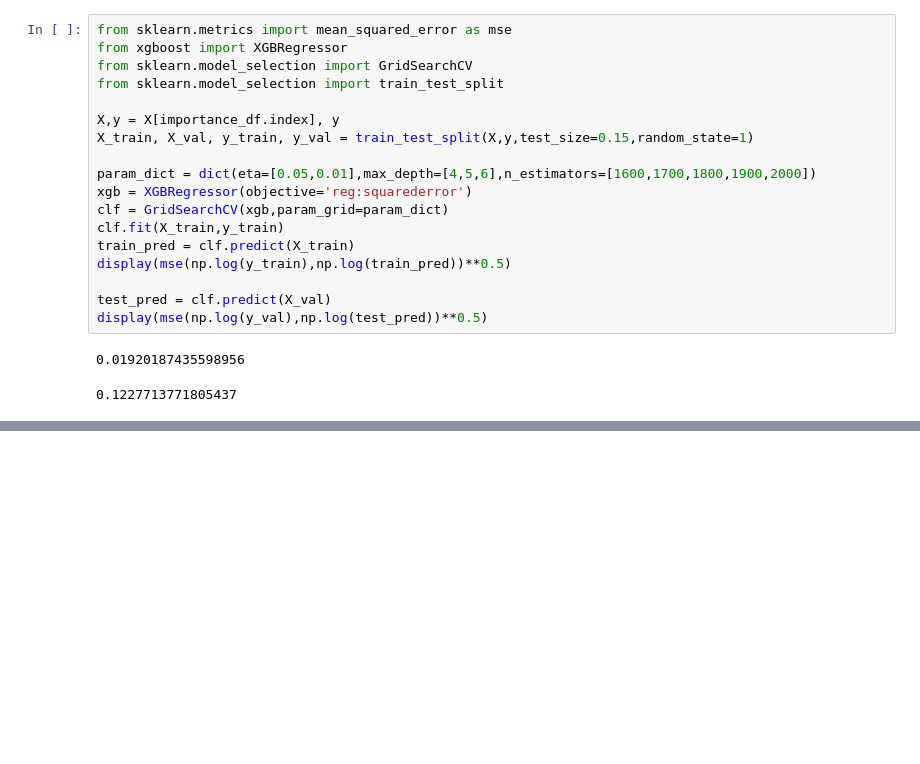
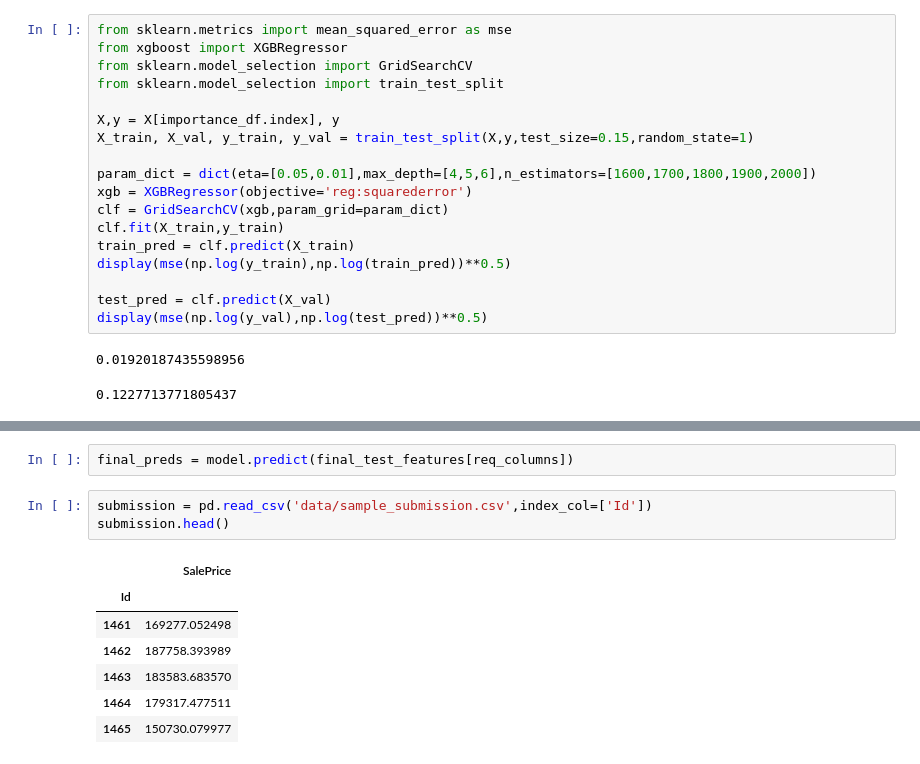
Before and after one commit to gitSuyash/Regression-Housing-Dataset, a Jupyter notebook: Notebook.ipynb, the cells around one changed output, grey strips where cells are left out. Drawn from its saved outputs; the diff is of its cells as text; blank space fills up the shorter version.

Commit message:
submit predictions

```diff
--- a/Notebook.ipynb
+++ b/Notebook.ipynb
@@ -403,0 +574,13 @@ XGBRegressor(base_score=0.5, booster='gbtree', colsample_bylevel=1,
+# %%
+final_preds = model.predict(final_test_features[req_columns])
+# %%
+submission = pd.read_csv('data/sample_submission.csv',index_col=['Id'])
+submission.head()
+# %% [output]
+|  | SalePrice |
+| Id |  |
+| 1461 | 169277.052498 |
+| 1462 | 187758.393989 |
+| 1463 | 183583.683570 |
+| 1464 | 179317.477511 |
+| 1465 | 150730.079977 |
```
Also changed, not shown: parts of 34 cells of this notebook, 1 other file.
